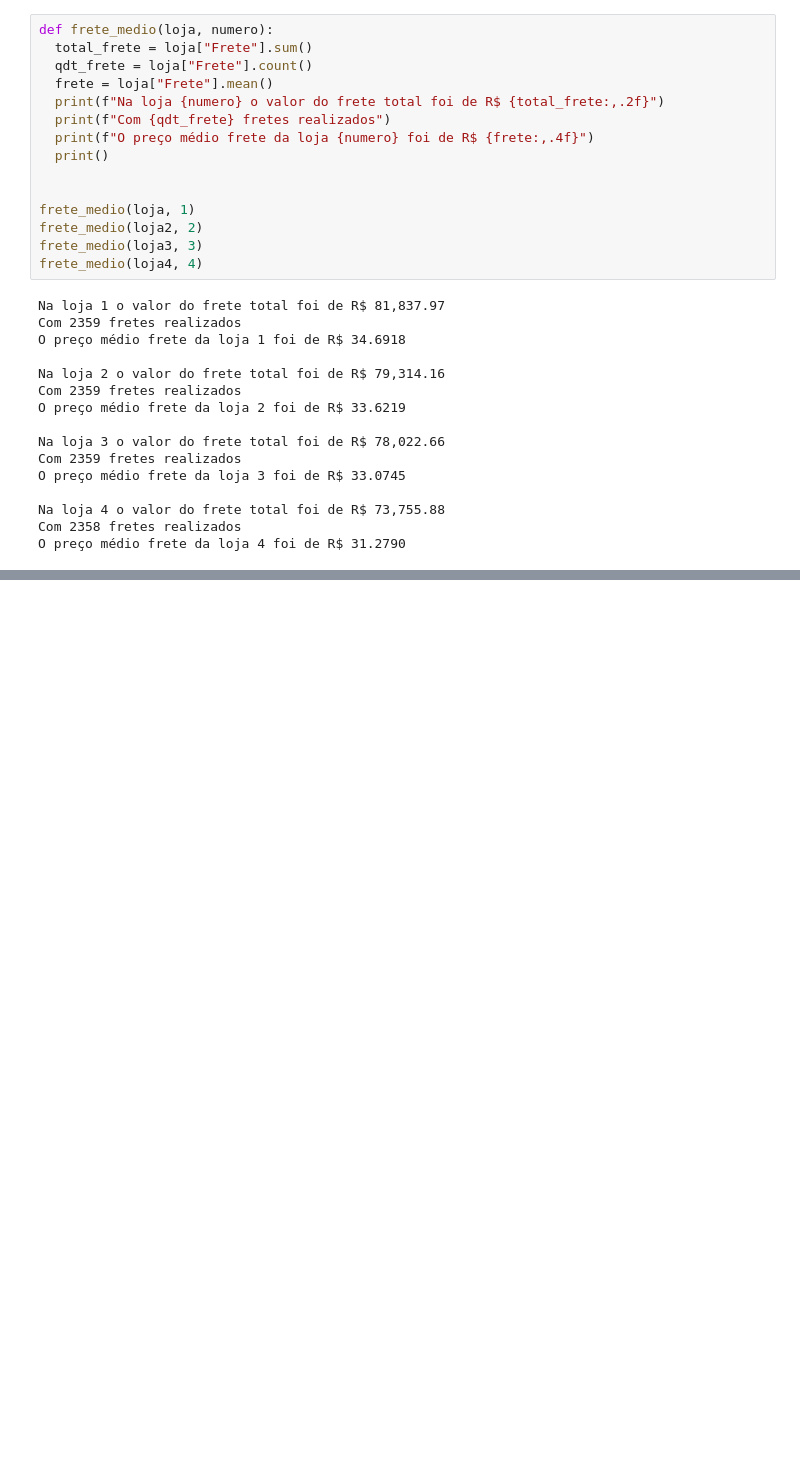
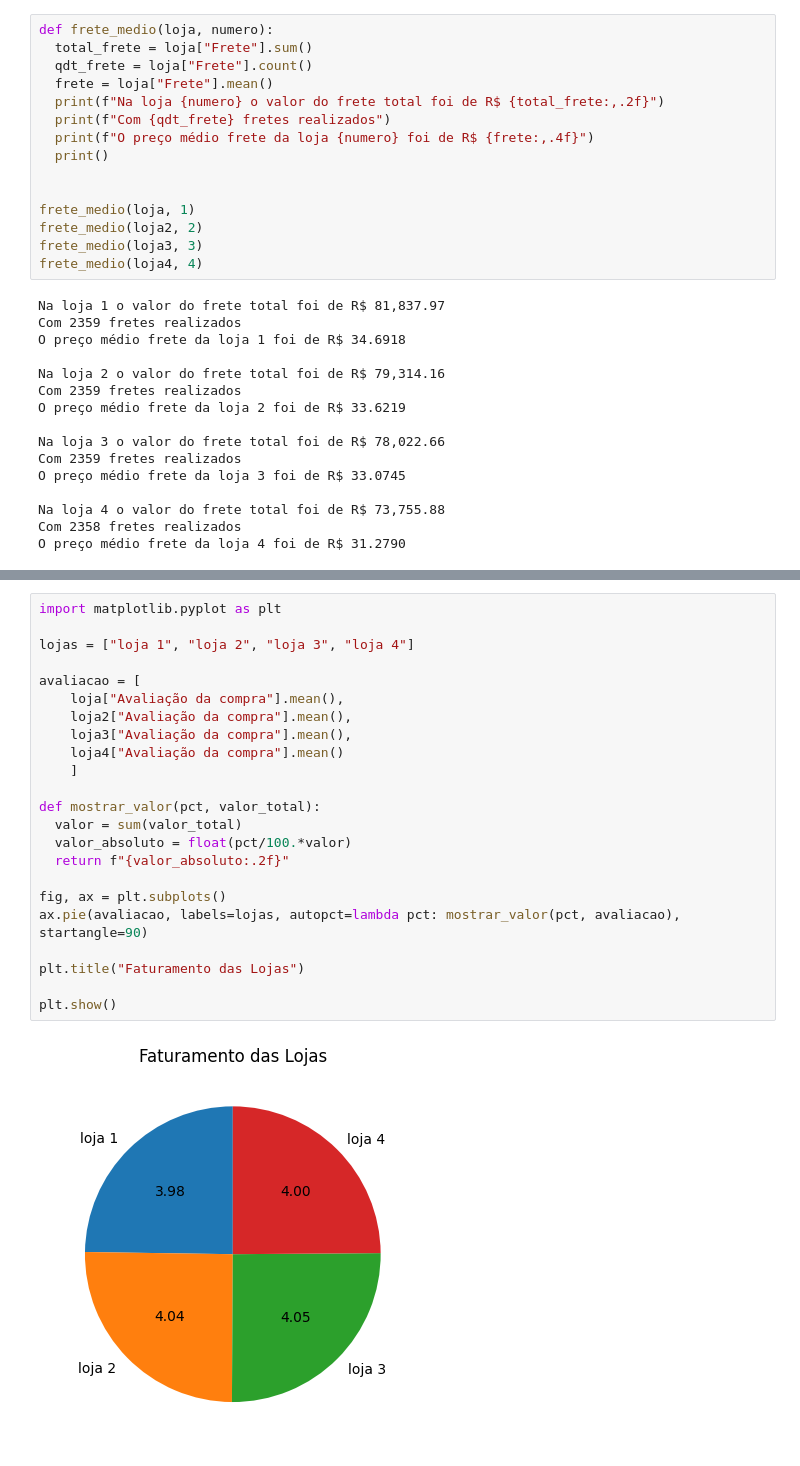
Before and after one commit to DuillesAD/Challenge_data_sciencie_1, a Jupyter notebook: AluraStoreBr.ipynb, the cells around one changed output, grey strips where cells are left out. Cells and saved outputs as stored; diff of their text form; blank space fills up the shorter version.

```diff
--- a/AluraStoreBr.ipynb
+++ b/AluraStoreBr.ipynb
@@ -182,0 +216,25 @@ plt.show()
+# %%
+import matplotlib.pyplot as plt
+
+lojas = ["loja 1", "loja 2", "loja 3", "loja 4"]
+
+avaliacao = [
+    loja["Avaliação da compra"].mean(),
+    loja2["Avaliação da compra"].mean(),
+    loja3["Avaliação da compra"].mean(),
+    loja4["Avaliação da compra"].mean()
+    ]
+
+def mostrar_valor(pct, valor_total):
+  valor = sum(valor_total)
+  valor_absoluto = float(pct/100.*valor)
+  return f"{valor_absoluto:.2f}"
+
+fig, ax = plt.subplots()
+ax.pie(avaliacao, labels=lojas, autopct=lambda pct: mostrar_valor(pct, avaliacao), startangle=90)
+
+plt.title("Faturamento das Lojas")
+
+plt.show()
+# %% [output]
+[figure, added]
```
Also changed, not shown: parts of 5 cells of this notebook.
